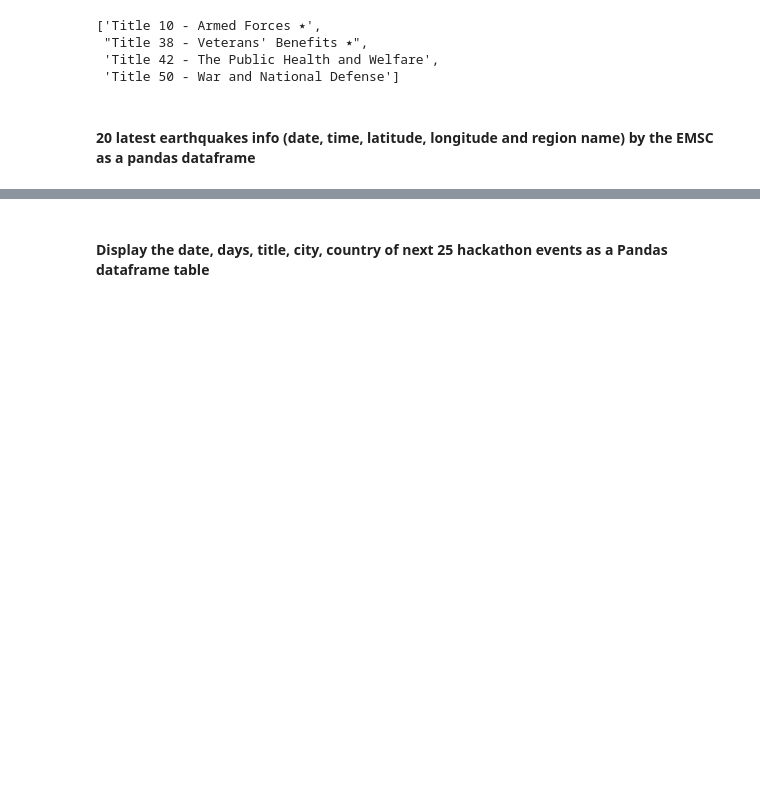
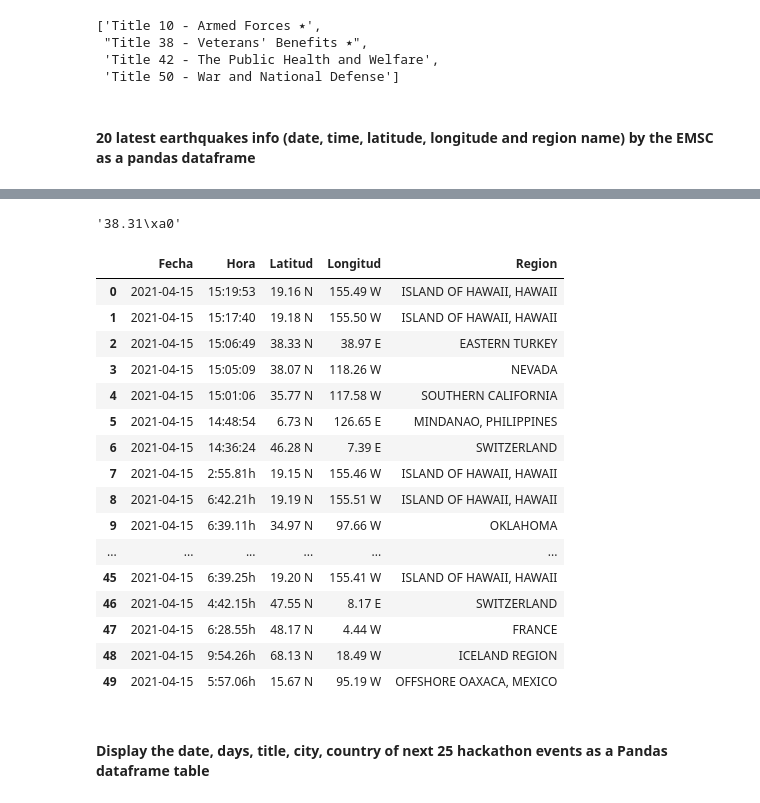
Before and after one commit to Ironhack-Data-Madrid-Marzo-2021/lab-web-scraping, a Jupyter notebook: your-code/main.ipynb, the cells around one changed output, grey strips where cells are left out. Drawn from its saved outputs; the diff is of its cells as text; code cells hidden in the pictures; blank space fills up the shorter version.

```diff
--- a/your-code/main.ipynb
+++ b/your-code/main.ipynb
@@ -266,6 +258,4 @@ url_earth = 'https://www.emsc-csem.org/Earthquake/'
 html_earth = requests.get(url_earth)
 soup_earth = BeautifulSoup(html_earth.content,"html.parser")
 # %%
-terr = soup_earth.find_all("tbody", {"id":"tbody"})
-a = terr[0].find("tr")
-a
+tabla = soup_earth.find_all("tbody", {"id":"tbody"})[0]
@@ -294,0 +262,3 @@ for f in titles: #lista con las filas de la  tabla
+# %%
+terr = tabla.select("tr")
+terr[0]
@@ -295,3 +275,39 @@ for f in titles: #lista con las filas de la  tabla
+# %%
+terr.select("td")[4].text
+# %% [output]
+'38.31\xa0'
+# %%
+terremotos = []
+for i in terr:
+    dic_terr = {
+        "Fecha" : i.select("td")[3].text[10:20],
+        "Hora" : i.select("td")[3].text[-19:-11],
+        "Latitud" : (i.select("td")[4].text.strip() + " " + i.select("td")[5].text.strip()),
+        "Longitud" : (i.select("td")[6].text.strip() + " " + i.select("td")[7].text.strip()),
+        "Region" : i.select("td")[11].text.strip()
+    }
+    terremotos.append(dic_terr)
+
+df_terremotos = pd.DataFrame(terremotos)
+df_terremotos
+# %% [output]
+|  | Fecha | Hora | Latitud | Longitud | Region |
+| 0 | 2021-04-15 | 15:19:53 | 19.16 N | 155.49 W | ISLAND OF HAWAII, HAWAII |
+| 1 | 2021-04-15 | 15:17:40 | 19.18 N | 155.50 W | ISLAND OF HAWAII, HAWAII |
+| 2 | 2021-04-15 | 15:06:49 | 38.33 N | 38.97 E | EASTERN TURKEY |
+| 3 | 2021-04-15 | 15:05:09 | 38.07 N | 118.26 W | NEVADA |
+| 4 | 2021-04-15 | 15:01:06 | 35.77 N | 117.58 W | SOUTHERN CALIFORNIA |
+| 5 | 2021-04-15 | 14:48:54 | 6.73 N | 126.65 E | MINDANAO, PHILIPPINES |
+| 6 | 2021-04-15 | 14:36:24 | 46.28 N | 7.39 E | SWITZERLAND |
+| 7 | 2021-04-15 | 2:55.81h | 19.15 N | 155.46 W | ISLAND OF HAWAII, HAWAII |
+| 8 | 2021-04-15 | 6:42.21h | 19.19 N | 155.51 W | ISLAND OF HAWAII, HAWAII |
+| 9 | 2021-04-15 | 6:39.11h | 34.97 N | 97.66 W | OKLAHOMA |
+| ... | ... | ... | ... | ... | ... |
+| 45 | 2021-04-15 | 6:39.25h | 19.20 N | 155.41 W | ISLAND OF HAWAII, HAWAII |
+| 46 | 2021-04-15 | 4:42.15h | 47.55 N | 8.17 E | SWITZERLAND |
+| 47 | 2021-04-15 | 6:28.55h | 48.17 N | 4.44 W | FRANCE |
+| 48 | 2021-04-15 | 9:54.26h | 68.13 N | 18.49 W | ICELAND REGION |
+| 49 | 2021-04-15 | 5:57.06h | 15.67 N | 95.19 W | OFFSHORE OAXACA, MEXICO |
 # %% [markdown]
 #### Display the date, days, title, city, country of next 25 hackathon events as a Pandas dataframe table
 # %%
```
Also changed, not shown: parts of 21 cells of this notebook.
